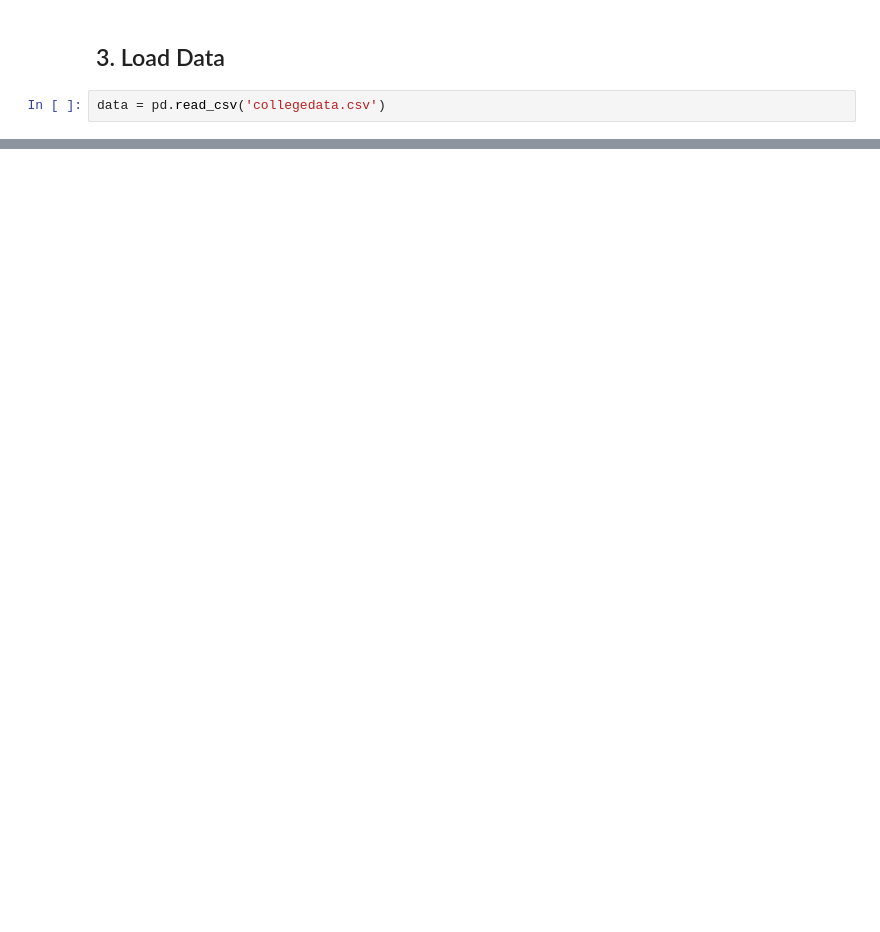
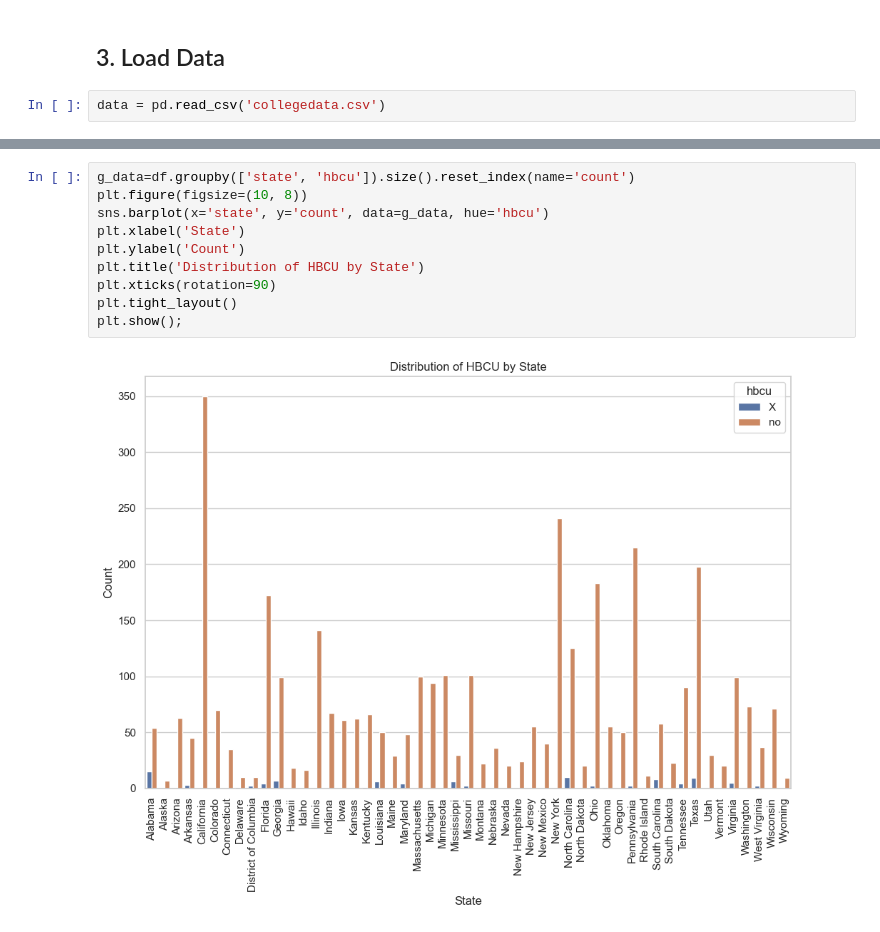
Before and after one commit to PM696/SpringboardBootCamp_DataScience, a Jupyter notebook: HigherEd_Awards_Capstone_Project/HigherEd_Awards_EDA.ipynb, the cells around one changed output, grey strips where cells are left out. Drawn from its saved outputs; the diff is of its cells as text; blank space fills up the shorter version.

```diff
--- a/HigherEd_Awards_Capstone_Project/HigherEd_Awards_EDA.ipynb
+++ b/HigherEd_Awards_Capstone_Project/HigherEd_Awards_EDA.ipynb
@@ -85,0 +258,12 @@ memory usage: 1.3+ MB
+# %%
+g_data=df.groupby(['state', 'hbcu']).size().reset_index(name='count')
+plt.figure(figsize=(10, 8))
+sns.barplot(x='state', y='count', data=g_data, hue='hbcu')
+plt.xlabel('State')
+plt.ylabel('Count')
+plt.title('Distribution of HBCU by State')
+plt.xticks(rotation=90)
+plt.tight_layout()
+plt.show();
+# %% [output]
+[figure, added]
```
Also changed, not shown: parts of 34 cells of this notebook.
